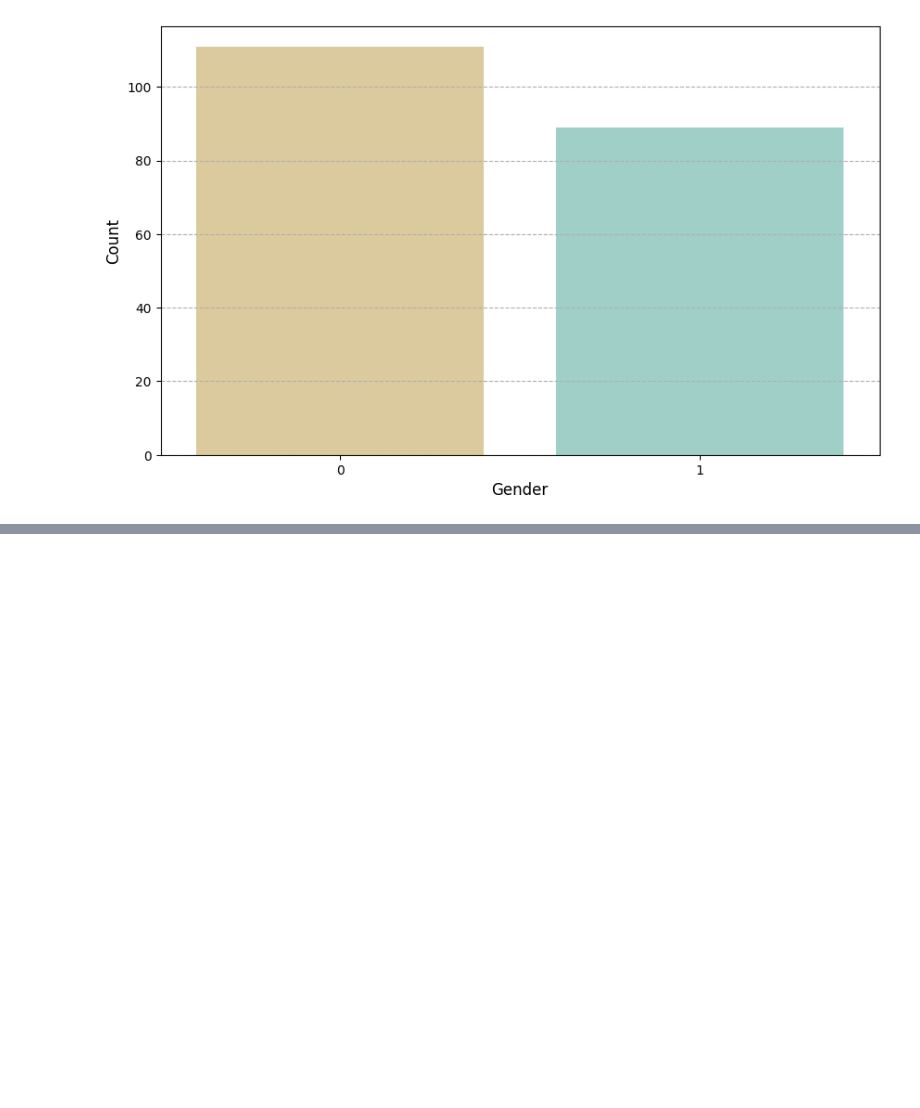
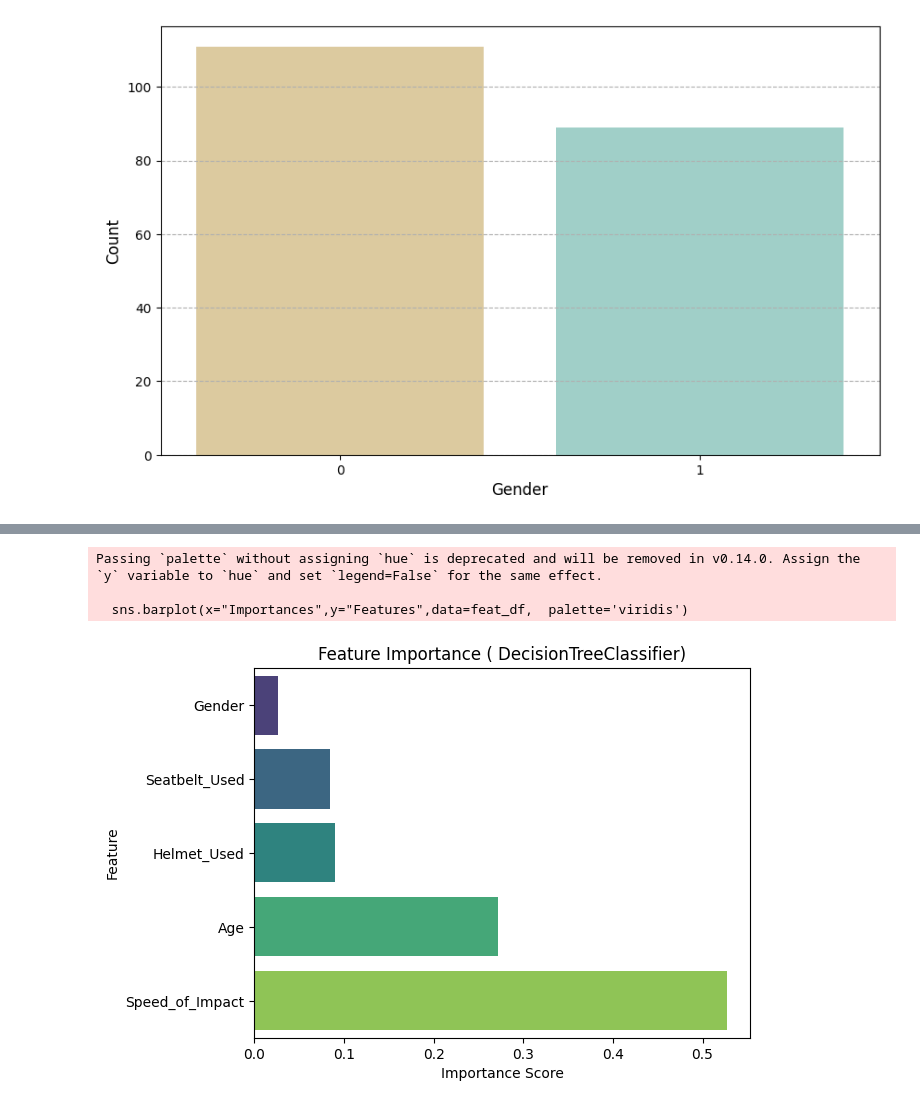
Before and after one commit to kg0420/Accident-Survival-Prediction-Model, a Jupyter notebook: accident survived.ipynb, the cells around one changed output, grey strips where cells are left out. Drawn from its saved outputs; the diff is of its cells as text; code cells hidden in the pictures; blank space fills up the shorter version.

```diff
--- a/accident survived.ipynb
+++ b/accident survived.ipynb
@@ -105,5 +182,5 @@ x_test=sc.fit_transform(x_test)
 # %%
-lr=LogisticRegression()
-lr.fit(x_train,y_train)
-lr.score(x_test,y_test)*100,lr.score(x_train,y_train)*100
+dt=DecisionTreeClassifier()
+dt.fit(x_train,y_train)
+dt.score(x_test,y_test)
 # %% [output]
@@ -117,4 +187,0 @@ r.score(x_test,y_test)*100,r.score(x_train,y_train)*100
-# %%
-dt=DecisionTreeClassifier(criterion="entropy", splitter="best", max_depth=3)
-dt.fit(x_train, y_train)
-dt.score(x_test, y_test)*100, dt.score(x_train, y_train)*100
@@ -168,0 +199,16 @@ print(count_f,count_t)
+# %%
+Importances=dt.feature_importances_
+feature=x.columns
+
+feat_df=pd.DataFrame({"Features":feature,"Importances":Importances}).sort_values(by="Importances")
+
+sns.barplot(x="Importances",y="Features",data=feat_df,  palette='viridis')
+plt.title("Feature Importance ( DecisionTreeClassifier)")
+plt.xlabel("Importance Score")
+plt.ylabel("Feature")
+plt.show()
+# %% [output]
+Passing `palette` without assigning `hue` is deprecated and will be removed in v0.14.0. Assign the `y` variable to `hue` and set `legend=False` for the same effect.
+
+  sns.barplot(x="Importances",y="Features",data=feat_df,  palette='viridis')
+[figure, added]
```
Also changed, not shown: parts of 14 cells of this notebook.
